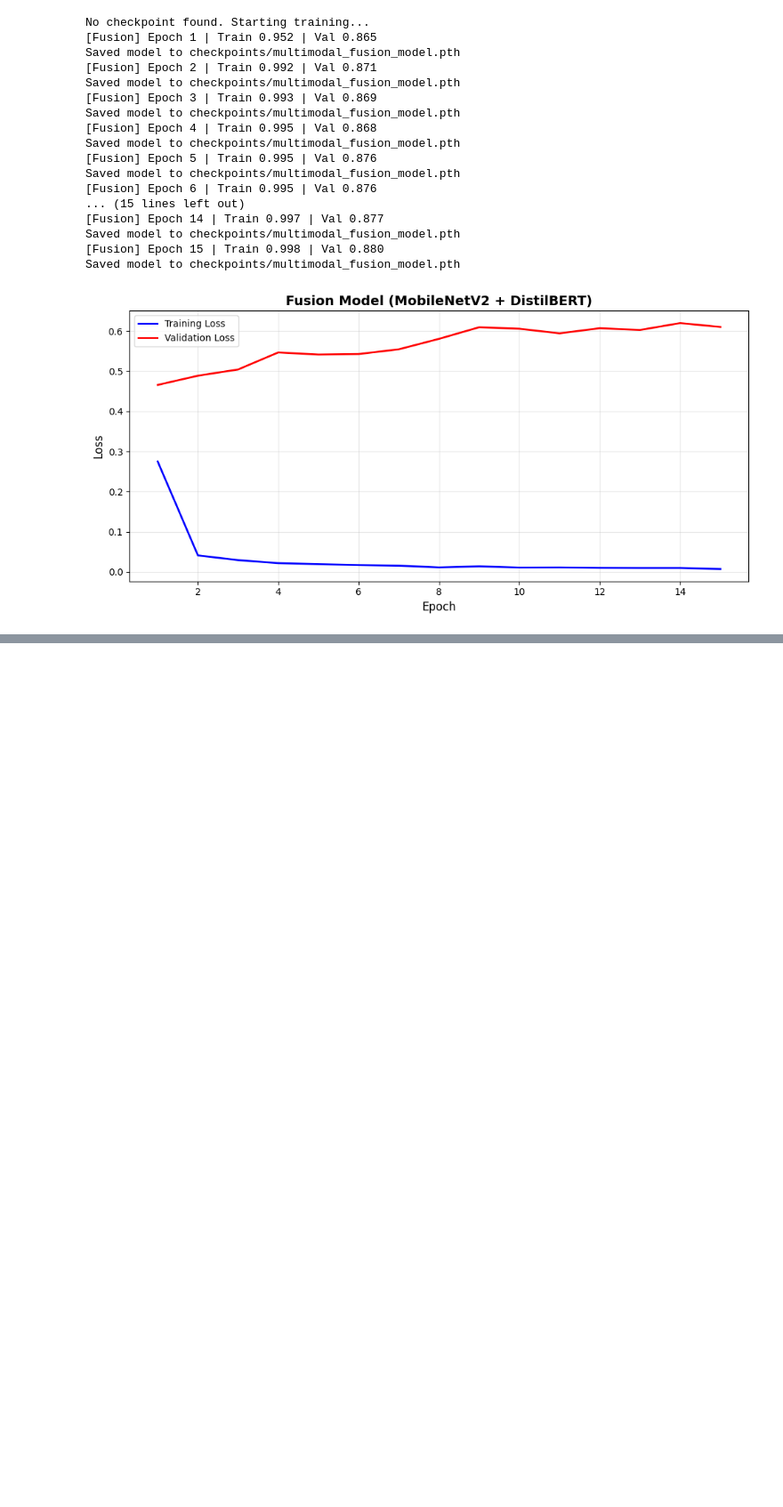
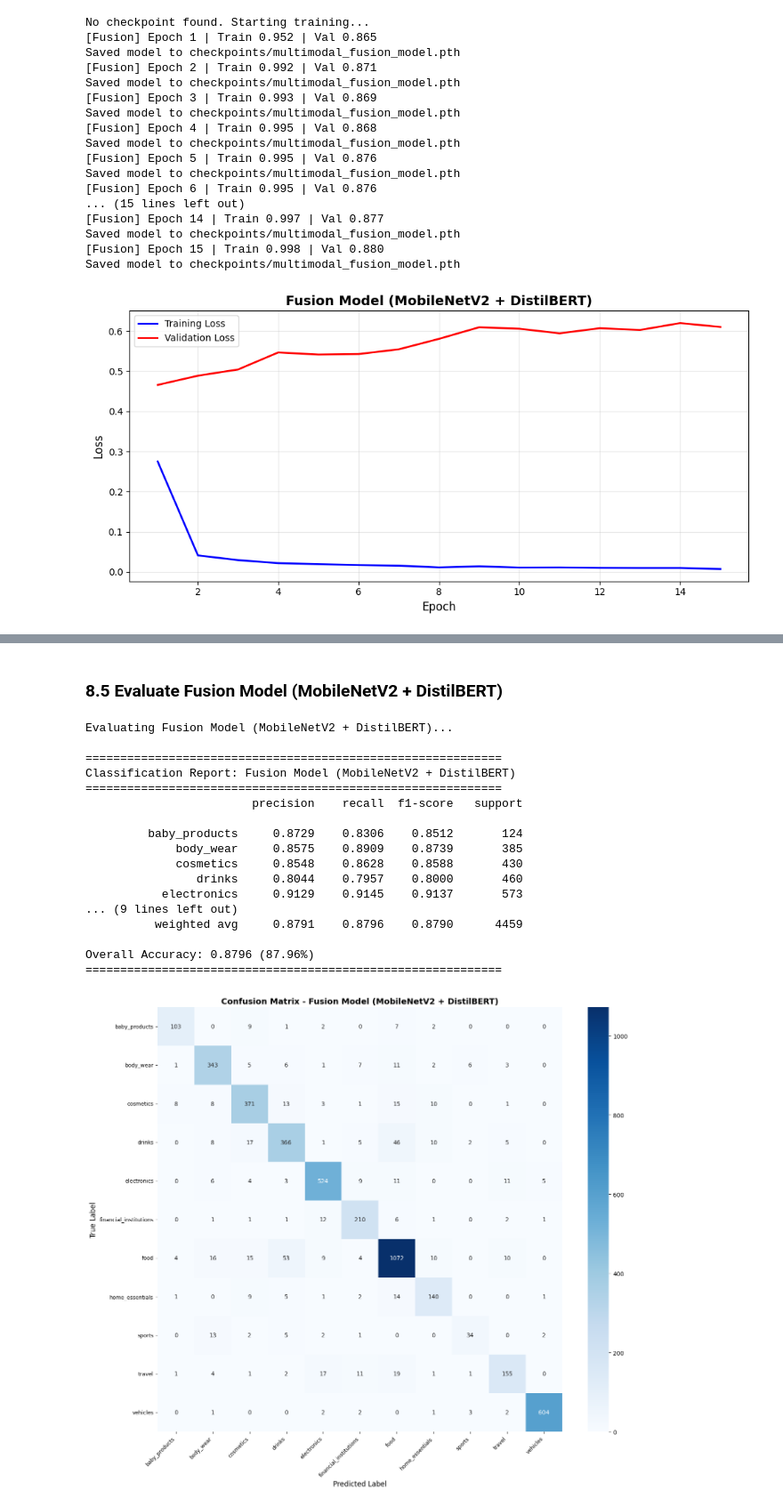
Before and after one commit to Avinna10/NN-DL, a Jupyter notebook: ad.ipynb, the cells around one changed output, grey strips where cells are left out. Shown at 89% size. Saved outputs shown, nothing was run; the diff lists cells and outputs as text; code cells hidden in the pictures; blank space fills up the shorter version.

```diff
--- a/ad.ipynb
+++ b/ad.ipynb
@@ -671,0 +894,40 @@ plot_training_curves(train_losses, test_losses, title="Fusion Model (MobileNetV2
+# %% [markdown]
+### 8.5 Evaluate Fusion Model (MobileNetV2 + DistilBERT)
+# %%
+# Evaluate Fusion Model
+print("Evaluating Fusion Model (MobileNetV2 + DistilBERT)...")
+fusion_preds, fusion_labels = evaluate_fusion_model(
+    fusion_model, val_loader_fusion, DEVICE, distilbert
+)
+
+# Classification Report
+fusion_accuracy = print_classification_report(
+    fusion_labels, fusion_preds, class_names, "Fusion Model (MobileNetV2 + DistilBERT)"
+)
+
+# Confusion Matrix
+plot_confusion_matrix(
+    fusion_labels,
+    fusion_preds,
+    class_names,
+    title="Confusion Matrix - Fusion Model (MobileNetV2 + DistilBERT)",
+)
+# %% [output]
+Evaluating Fusion Model (MobileNetV2 + DistilBERT)...
+
+============================================================
+Classification Report: Fusion Model (MobileNetV2 + DistilBERT)
+============================================================
+                        precision    recall  f1-score   support
+
+         baby_products     0.8729    0.8306    0.8512       124
+             body_wear     0.8575    0.8909    0.8739       385
+             cosmetics     0.8548    0.8628    0.8588       430
+                drinks     0.8044    0.7957    0.8000       460
+           electronics     0.9129    0.9145    0.9137       573
+... (9 lines left out)
+          weighted avg     0.8791    0.8796    0.8790      4459
+
+Overall Accuracy: 0.8796 (87.96%)
+============================================================
+[figure, added]
```
Also changed, not shown: parts of 18 cells of this notebook.
